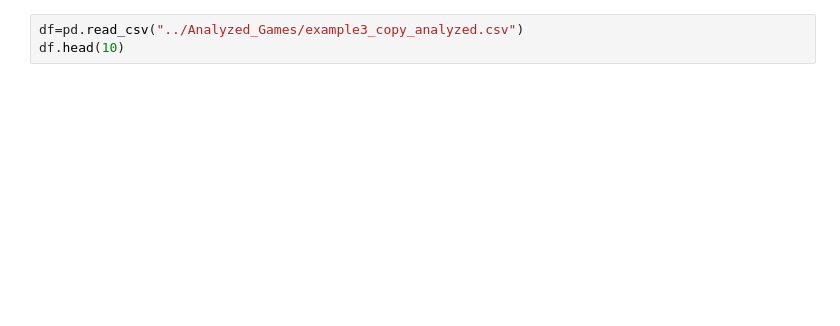
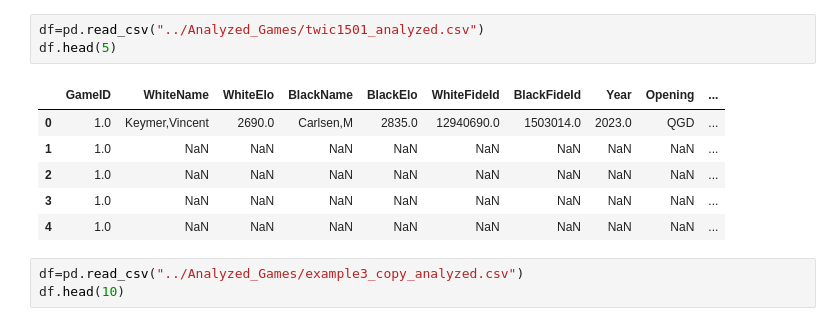
Before and after one commit to dosoe/Guess-The-Elo, a Jupyter notebook: data_analysis/playing_around.ipynb, the cells around one changed output. Drawn from its saved outputs; the diff is of its cells as text; blank space fills up the shorter version.

```diff
--- a/data_analysis/playing_around.ipynb
+++ b/data_analysis/playing_around.ipynb
@@ -60,3 +33,13 @@ df.head(20)
+# %%
+df=pd.read_csv("../Analyzed_Games/twic1501_analyzed.csv")
+df.head(5)
+# %% [output]
+|  | GameID | WhiteName | WhiteElo | BlackName | BlackElo | WhiteFideId | BlackFideId | Year | Opening | ... |
+| 0 | 1.0 | Keymer,Vincent | 2690.0 | Carlsen,M | 2835.0 | 12940690.0 | 1503014.0 | 2023.0 | QGD | ... |
+| 1 | 1.0 | NaN | NaN | NaN | NaN | NaN | NaN | NaN | NaN | ... |
+| 2 | 1.0 | NaN | NaN | NaN | NaN | NaN | NaN | NaN | NaN | ... |
+| 3 | 1.0 | NaN | NaN | NaN | NaN | NaN | NaN | NaN | NaN | ... |
+| 4 | 1.0 | NaN | NaN | NaN | NaN | NaN | NaN | NaN | NaN | ... |
 # %%
 df=pd.read_csv("../Analyzed_Games/example3_copy_analyzed.csv")
 df.head(10)
```
Also changed, not shown: parts of 5 cells of this notebook, 2 other files.
